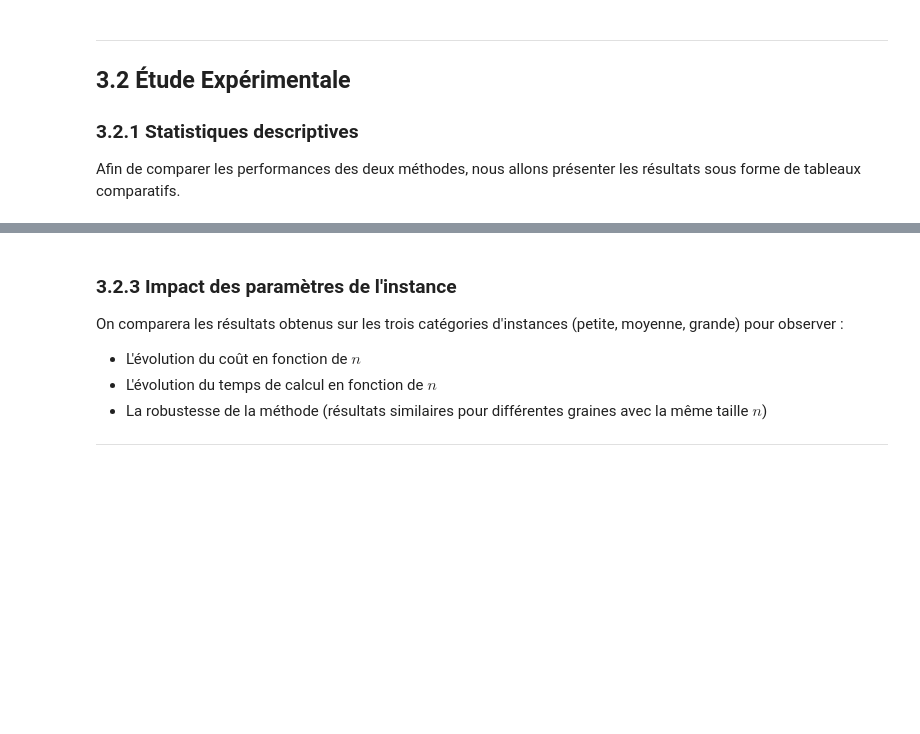
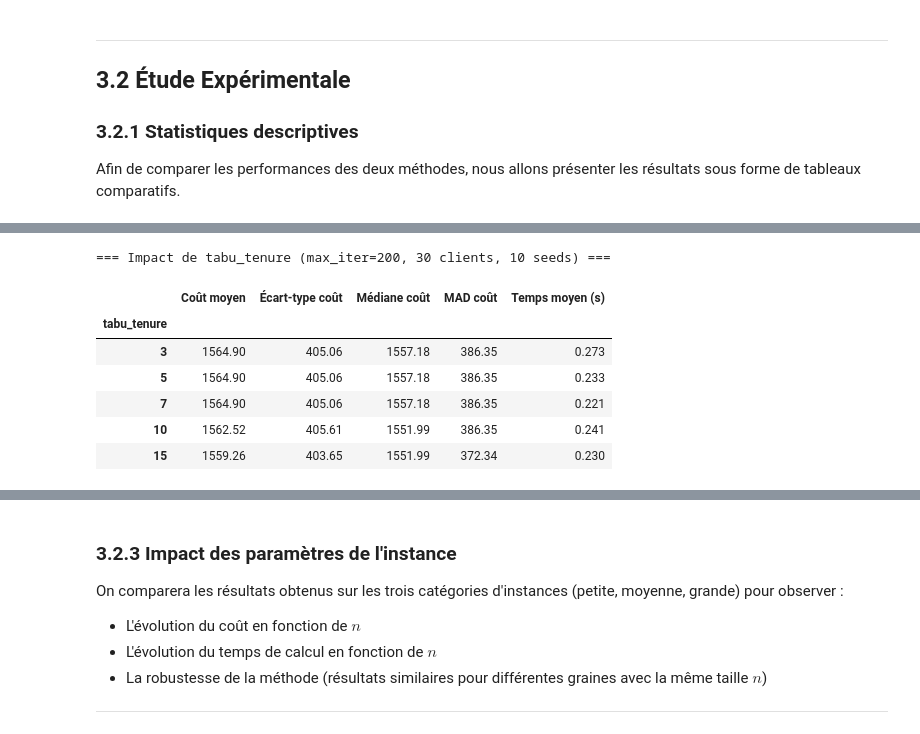
Before and after one commit to LonelyBadeline/CesiCDP, a Jupyter notebook: CesiCDP.ipynb, the cells around one changed output, grey strips where cells are left out. Cells and saved outputs as stored; diff of their text form; code cells hidden in the pictures; blank space fills up the shorter version.

```diff
--- a/CesiCDP.ipynb
+++ b/CesiCDP.ipynb
@@ -1609,0 +1617,55 @@ Nous varions les paramètres de la recherche tabou sur l'instance moyenne (30 cl
+# %%
+import numpy as np
+import pandas as pd
+import matplotlib.pyplot as plt
+import time
+
+TENURES   = [3, 5, 7, 10, 15]
+MAX_ITER_FIXED = 200
+N_SEEDS   = 10
+N_CITIES_EXP = 30
+
+results_tenure = []
+
+for tenure in TENURES:
+    costs, times = [], []
+    for seed in range(N_SEEDS):
+        coords_exp, dist_exp = generate_instance(N_CITIES_EXP, seed=seed)
+        demands_exp = [0] + [np.random.default_rng(seed).integers(1, 11).item()
+                             for _ in range(N_CITIES_EXP - 1)]
+        t0 = time.time()
+        routes, cost = tabu_search_cvrp(
+            dist_exp, demands_exp, CAPACITY,
+            tabu_tenure=tenure,
+            max_iter=MAX_ITER_FIXED
+        )
+        elapsed = time.time() - t0
+        costs.append(cost)
+        times.append(elapsed)
+
+    costs = np.array(costs)
+    times = np.array(times)
+    mad_cost = np.median(np.abs(costs - np.median(costs)))
+
+    results_tenure.append({
+        "tabu_tenure"     : tenure,
+        "Coût moyen"      : round(costs.mean(), 2),
+        "Écart-type coût" : round(costs.std(), 2),
+        "Médiane coût"    : round(np.median(costs), 2),
+        "MAD coût"        : round(mad_cost, 2),
+        "Temps moyen (s)" : round(times.mean(), 3),
+    })
+
+df_tenure = pd.DataFrame(results_tenure).set_index("tabu_tenure")
+df_tenure.index.name = "tabu_tenure"
+print("=== Impact de tabu_tenure (max_iter=200, 30 clients, 10 seeds) ===")
+df_tenure
+# %% [output]
+=== Impact de tabu_tenure (max_iter=200, 30 clients, 10 seeds) ===
+|  | Coût moyen | Écart-type coût | Médiane coût | MAD coût | Temps moyen (s) |
+| tabu_tenure |  |  |  |  |  |
+| 3 | 1564.90 | 405.06 | 1557.18 | 386.35 | 0.273 |
+| 5 | 1564.90 | 405.06 | 1557.18 | 386.35 | 0.233 |
+| 7 | 1564.90 | 405.06 | 1557.18 | 386.35 | 0.221 |
+| 10 | 1562.52 | 405.61 | 1551.99 | 386.35 | 0.241 |
+| 15 | 1559.26 | 403.65 | 1551.99 | 372.34 | 0.230 |
```
Also changed, not shown: parts of 13 cells of this notebook.
